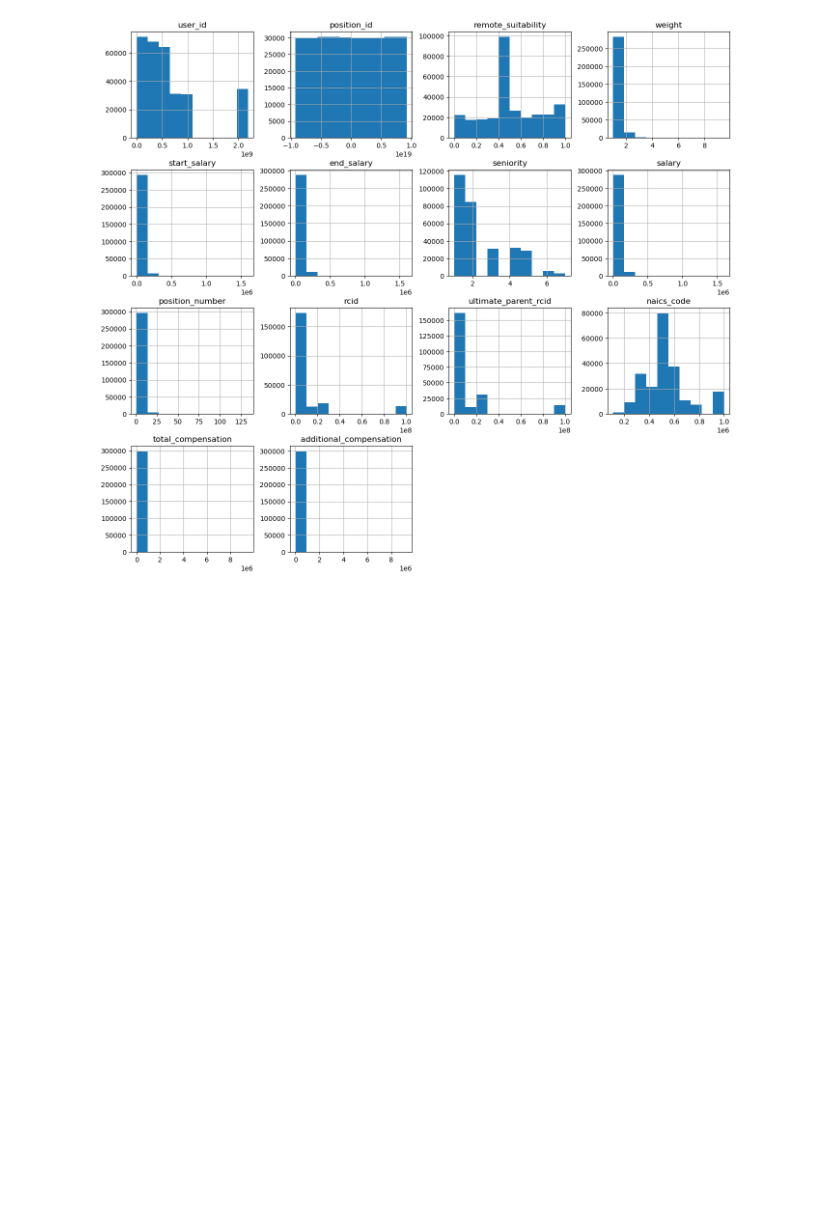
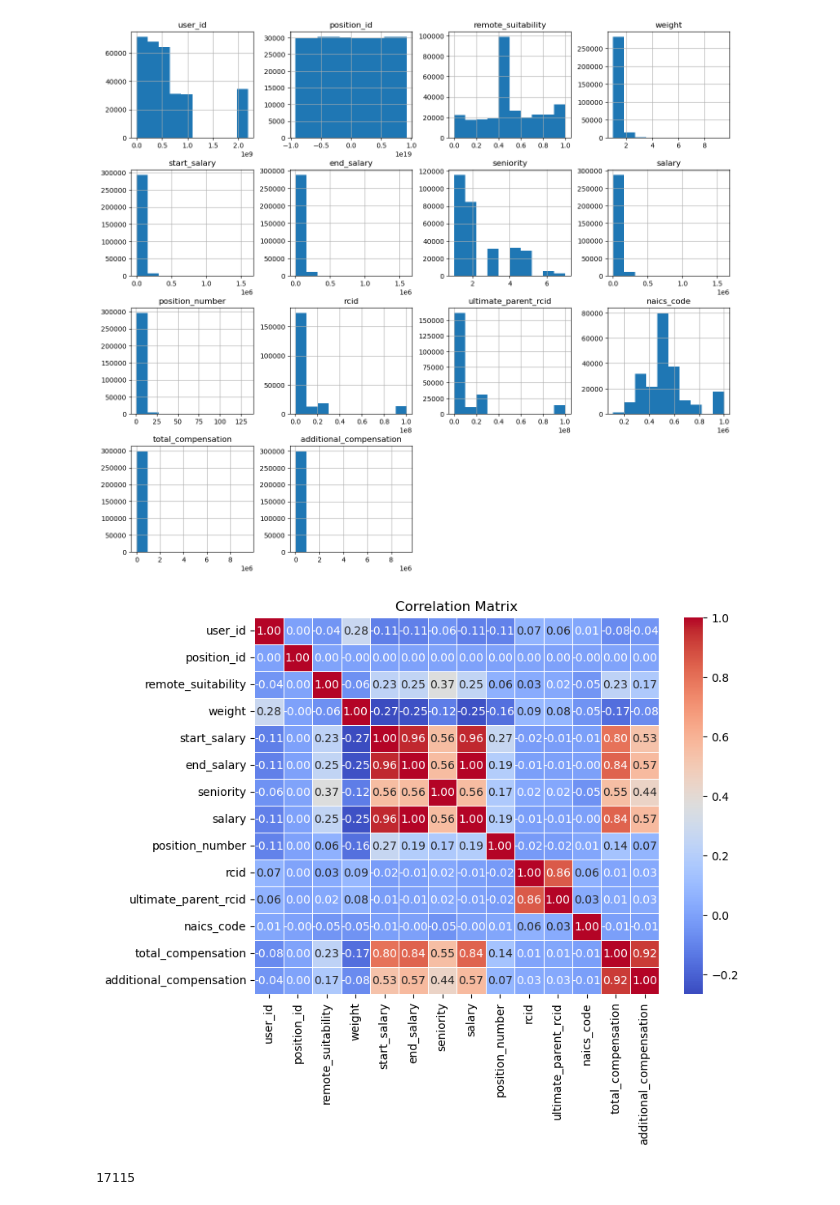
Before and after one commit to jbronyah/COSC-522-ML-Project, a Jupyter notebook: ML_Project_ETL_Pipeline.ipynb, the cells around one changed output. Saved outputs shown, nothing was run; the diff lists cells and outputs as text; code cells hidden in the pictures; blank space fills up the shorter version.

```diff
--- a/ML_Project_ETL_Pipeline.ipynb
+++ b/ML_Project_ETL_Pipeline.ipynb
@@ -214,3 +185,18 @@ array([[<Axes: title={'center': 'user_id'}>,
         <Axes: title={'center': 'additional_compensation'}>, <Axes: >,
         <Axes: >]], dtype=object)
 [figure]
+# %%
+#Seeing which numerical features are correlated so not all are included in the training model
+
+df1 = df.select_dtypes(exclude=['object'])
+correlation_matrix = df1.corr()
+plt.figure(figsize=(8, 6))
+sns.heatmap(correlation_matrix, annot=True, cmap='coolwarm', fmt=".2f", linewidths=.5)
+plt.title('Correlation Matrix')
+plt.show()
+
+del(df1)
+gc.collect()
+# %% [output]
+[figure, added]
+17115
```
Also changed, not shown: parts of 18 cells of this notebook.
